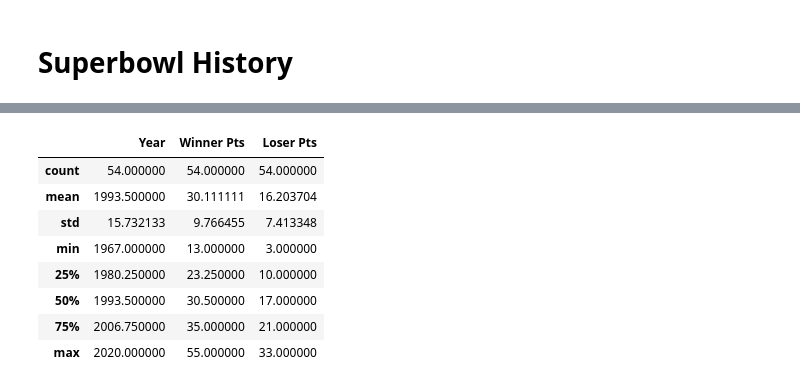
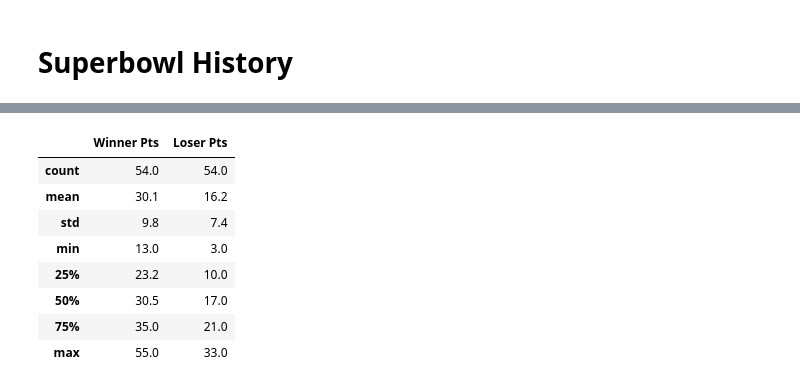
Before and after one commit to IssaFlynn/UCDPA_IssaFlynn, a Jupyter notebook: Project folder/UCDPA_IssaFlynn (2) (2).ipynb, the cells around one changed output, grey strips where cells are left out. Cells and saved outputs as stored; diff of their text form; code cells hidden in the pictures.

```diff
--- a/Project folder/UCDPA_IssaFlynn (2) (2).ipynb
+++ b/Project folder/UCDPA_IssaFlynn (2) (2).ipynb
@@ -64,17 +64,17 @@ pd.DataFrame(df)
 | 52 | Jan-14 | 1968 | II (2) | Green Bay Packers | 33 | Oakland Raiders | 14 | Bart Starr+ | Orange Bowl | Miami | ... |
 | 53 | Jan-15 | 1967 | I (1) | Green Bay Packers | 35 | Kansas City Chiefs | 10 | Bart Starr+ | Memorial Coliseum | Los Angeles | ... |
 # %%
-df.describe()
+df.describe().round(decimals=1).drop('Year', axis=1)
 # %% [output]
-|  | Year | Winner Pts | Loser Pts |
-| count | 54.000000 | 54.000000 | 54.000000 |
-| mean | 1993.500000 | 30.111111 | 16.203704 |
-| std | 15.732133 | 9.766455 | 7.413348 |
-| min | 1967.000000 | 13.000000 | 3.000000 |
-| 25% | 1980.250000 | 23.250000 | 10.000000 |
-| 50% | 1993.500000 | 30.500000 | 17.000000 |
-| 75% | 2006.750000 | 35.000000 | 21.000000 |
-| max | 2020.000000 | 55.000000 | 33.000000 |
+|  | Winner Pts | Loser Pts |
+| count | 54.0 | 54.0 |
+| mean | 30.1 | 16.2 |
+| std | 9.8 | 7.4 |
+| min | 13.0 | 3.0 |
+| 25% | 23.2 | 10.0 |
+| 50% | 30.5 | 17.0 |
+| 75% | 35.0 | 21.0 |
+| max | 55.0 | 33.0 |
 # %%
 #importing csv with superbowl records from 2021 onwards
 df2 = pd.read_csv (r"C:\Users\Issa.Flynn\OneDrive - Bytedance\superbowl_new.csv")
```
Also changed, not shown: parts of 16 cells of this notebook.
